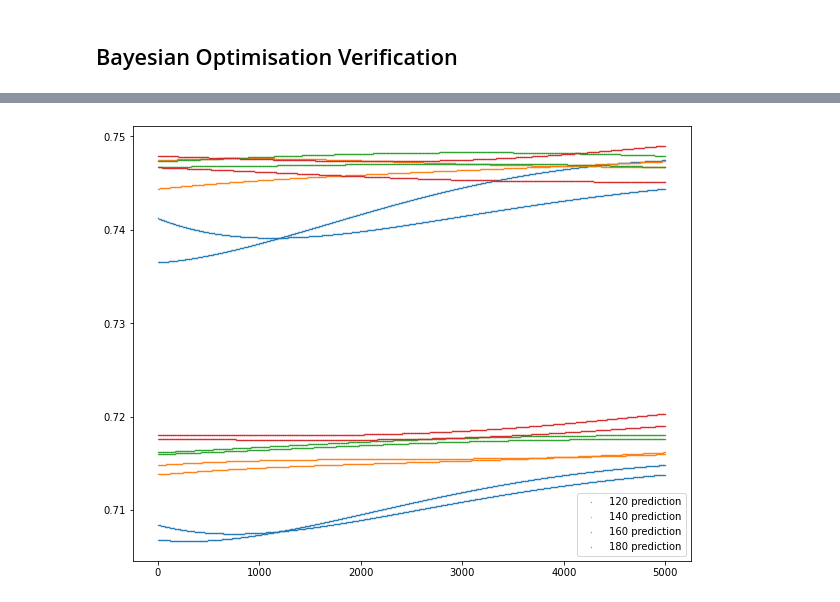
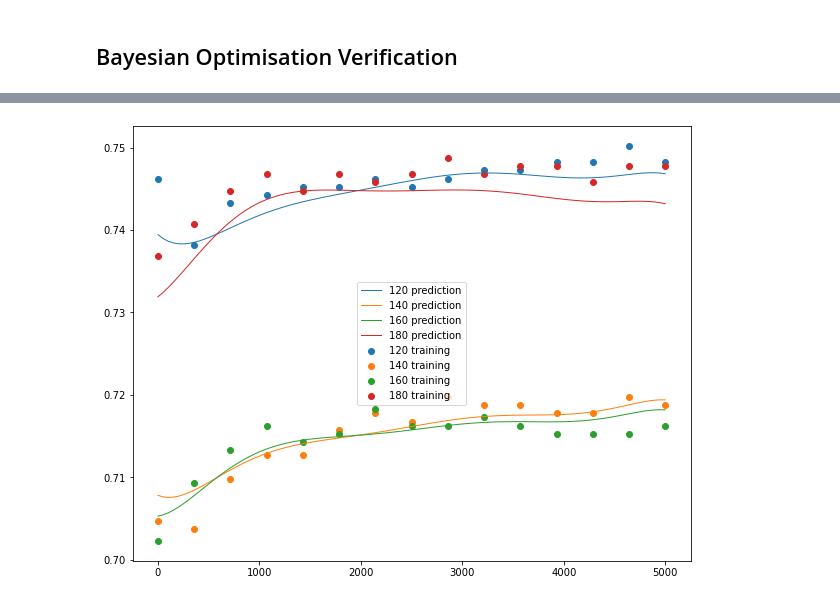
Before and after one commit to michelleliu1027/Bayesian_PV, a Jupyter notebook: BO_2d.ipynb, the cells around one changed output, grey strips where cells are left out. Cells and saved outputs as stored; diff of their text form; code cells hidden in the pictures.

Commit message:
fix (BO_2d): correct individual plots respect to different temp

```diff
--- a/BO_2d.ipynb
+++ b/BO_2d.ipynb
@@ -30,16 +30,14 @@ for temp in list_temp:
     i+=1
 # %%
 ### Data setup
-NUM_OF_DATA_POINTS = 20
+NUM_OF_DATA_POINTS = 15
 NUM_OF_PLOT_POINTS = 100
 # gp settings
 NOISE_LEVEL = 1e-5
 
 kernel = 1.0 * RBF(length_scale=5) + WhiteKernel(noise_level=NOISE_LEVEL)
 
-# kernel = C(1.0, (1e-3, 1e3)) * RBF([5,5], (1e-2, 1e2))
-# kernel = RBF()
-gp = GaussianProcessRegressor(kernel=kernel, alpha=1e-6)
+gp = GaussianProcessRegressor(kernel=kernel, alpha=1e-8)
 # %%
 X_ = np.arange(0,5000).astype(int)
 x_normal = np.empty(shape=[0,2])
@@ -98,15 +91,15 @@ plt.show()
 # %%
 fig = plt.figure(figsize=(10,8))
-i = 5000
-for temp in (120,140,160,180):
-    plt.scatter(X_,y_plot[i-5000:i],label = str(temp)+' prediction',s=0.1)
-    i += 5000
-# i = NUM_OF_DATA_POINTS
-# for temp in (120,140,160,180):
-#     plt.scatter (x_train,Y[i-NUM_OF_DATA_POINTS:i],label = str(temp)+' training')
-#     i += NUM_OF_DATA_POINTS
+i = 1
+for temp in temp_list:
+    plt.plot(x1,Zp[:,i],label = str(temp)+' prediction',lw=1)
+    i += int(NUM_OF_PLOT_POINTS/3-1)
+j = NUM_OF_DATA_POINTS
+for temp in temp_list:
+    plt.scatter (x_train,Y[j-NUM_OF_DATA_POINTS:j],label = str(temp)+' training')
+    j += NUM_OF_DATA_POINTS
 plt.legend()
 plt.show()
 # %% [output]
-[figure, old version]
+[figure, new version]
 # %%
```
Also changed, not shown: parts of 3 cells of this notebook.
